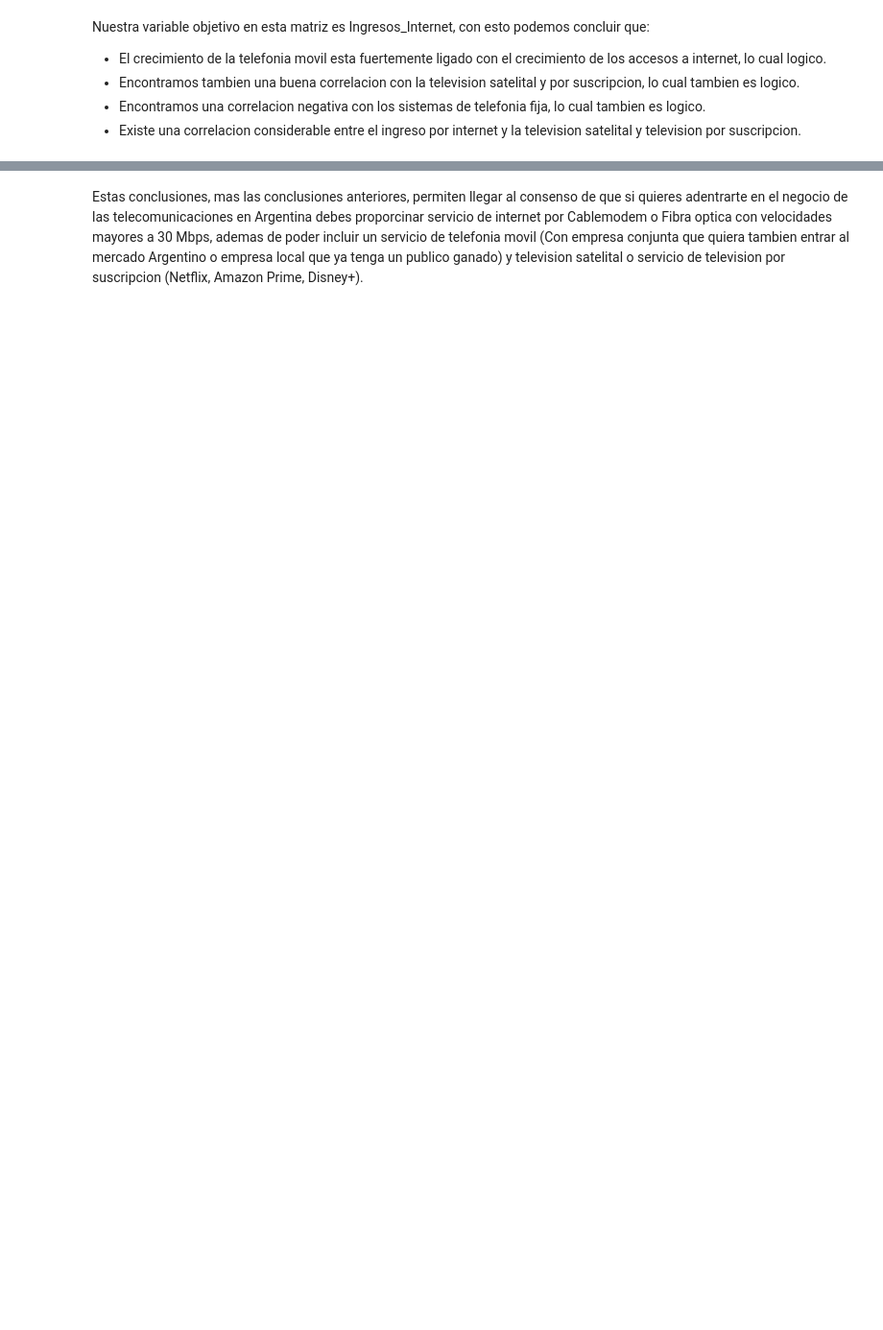
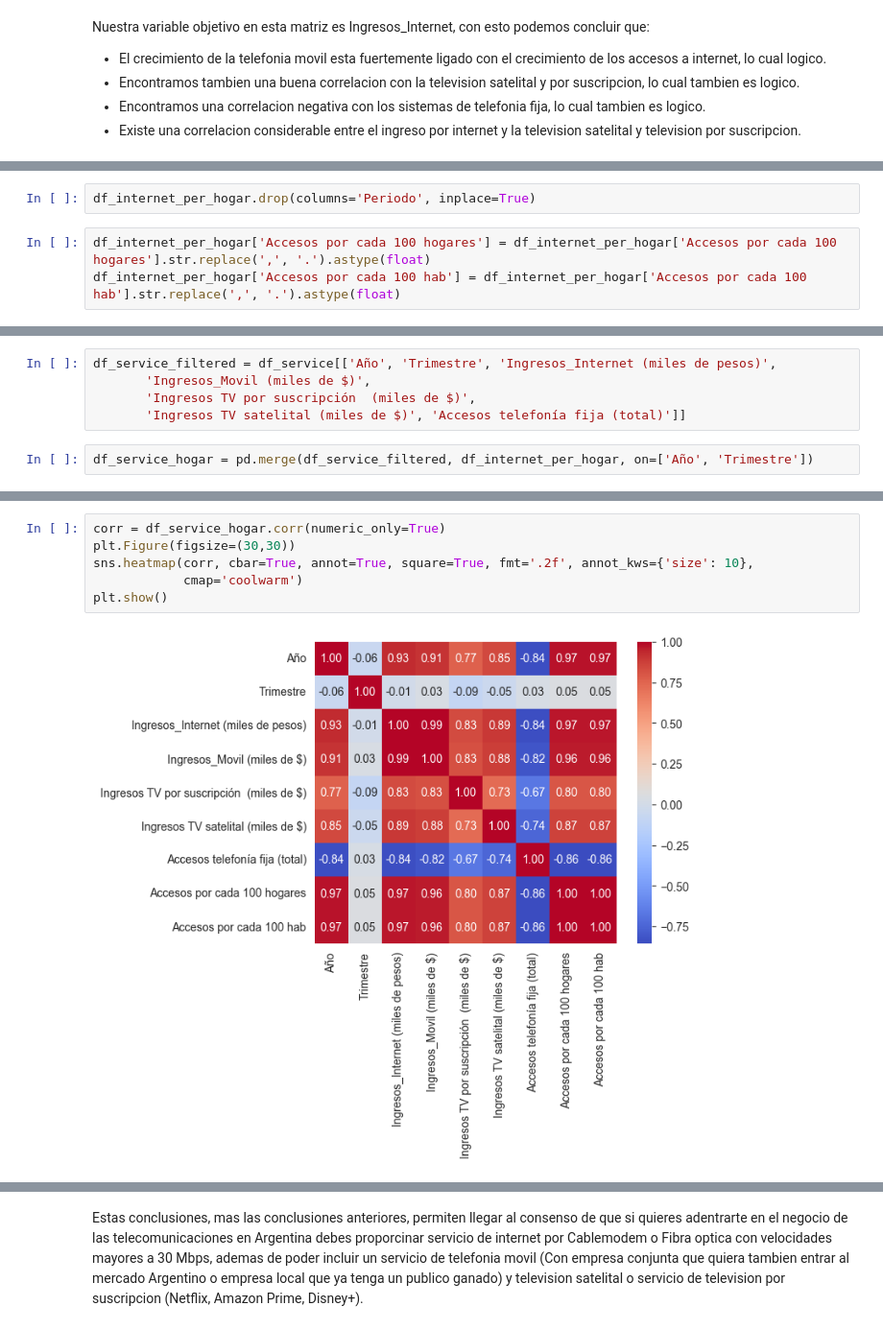
Before and after one commit to Magic-Mario/henry_lab02, a Jupyter notebook: cleaning/eda.ipynb, the cells around one changed output, grey strips where cells are left out. Shown at 96% size. Cells and saved outputs as stored; diff of their text form; blank space fills up the shorter version.

Commit message:
Added the penetracion_internet to better conclusions in EDA

```diff
--- a/cleaning/eda.ipynb
+++ b/cleaning/eda.ipynb
@@ -539,0 +581,5 @@ Nuestra variable objetivo en esta matriz es Ingresos_Internet, con esto podemos
+# %%
+df_internet_per_hogar.drop(columns='Periodo', inplace=True)
+# %%
+df_internet_per_hogar['Accesos por cada 100 hogares'] = df_internet_per_hogar['Accesos por cada 100 hogares'].str.replace(',', '.').astype(float)
+df_internet_per_hogar['Accesos por cada 100 hab'] = df_internet_per_hogar['Accesos por cada 100 hab'].str.replace(',', '.').astype(float)
@@ -539,0 +602,7 @@ Nuestra variable objetivo en esta matriz es Ingresos_Internet, con esto podemos
+# %%
+df_service_filtered = df_service[['Año', 'Trimestre', 'Ingresos_Internet (miles de pesos)',
+       'Ingresos_Movil (miles de $)',
+       'Ingresos TV por suscripción  (miles de $)',
+       'Ingresos TV satelital (miles de $)', 'Accesos telefonía fija (total)']]
+# %%
+df_service_hogar = pd.merge(df_service_filtered, df_internet_per_hogar, on=['Año', 'Trimestre'])
@@ -539,0 +629,8 @@ Nuestra variable objetivo en esta matriz es Ingresos_Internet, con esto podemos
+# %%
+corr = df_service_hogar.corr(numeric_only=True)
+plt.Figure(figsize=(30,30))
+sns.heatmap(corr, cbar=True, annot=True, square=True, fmt='.2f', annot_kws={'size': 10},
+            cmap='coolwarm')
+plt.show()
+# %% [output]
+[figure, added]
```
Also changed, not shown: parts of 16 cells of this notebook, 1 other file.
